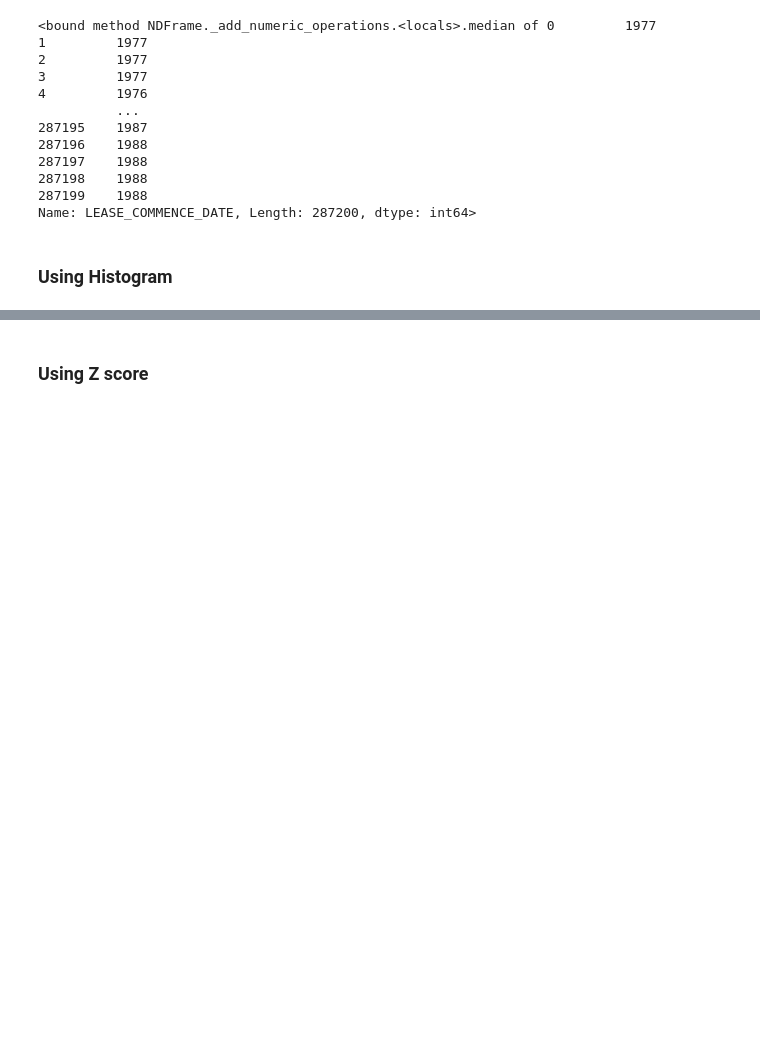
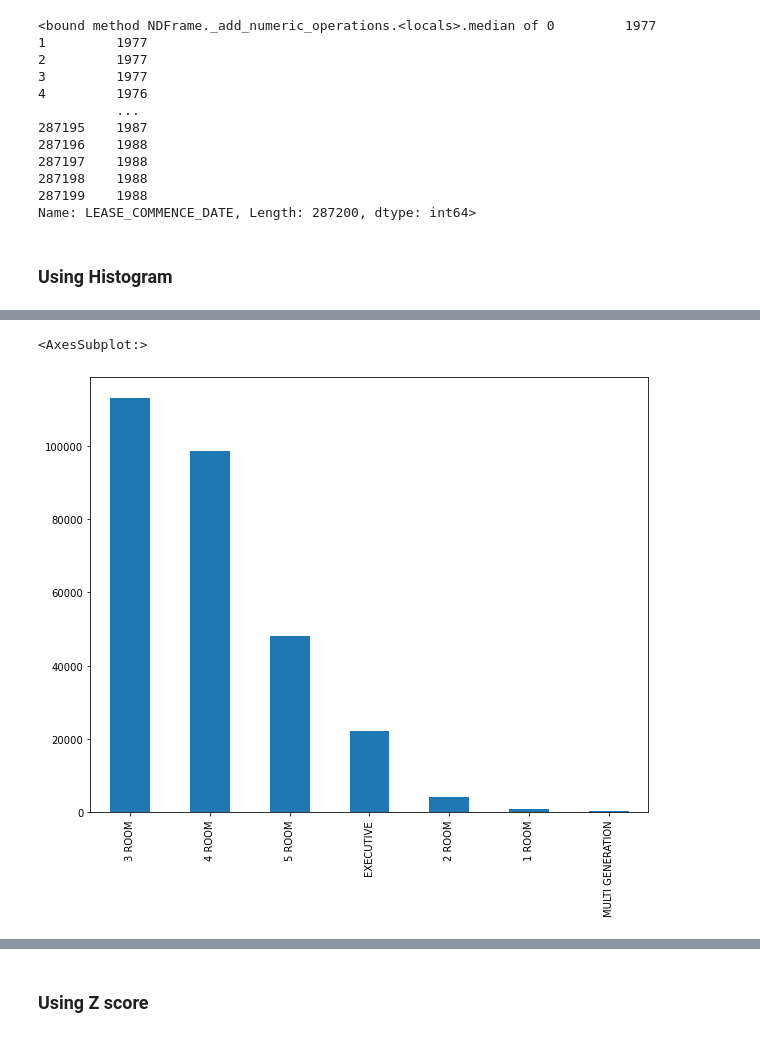
Before and after one commit to malavikasreekumar/Data-Cleaning, a Jupyter notebook: Data Cleaning.ipynb, the cells around one changed output, grey strips where cells are left out. Cells and saved outputs as stored; diff of their text form; code cells hidden in the pictures; blank space fills up the shorter version.

```diff
--- a/Data Cleaning.ipynb
+++ b/Data Cleaning.ipynb
@@ -98,0 +104,8 @@ plt.hist(df['LEASE_COMMENCE_DATE'].values)
+# %%
+df['FLAT_TYPE'].value_counts().plot.bar(figsize=(10,8))
+
+#flat_type_counts = flatPrice['flat_type'].value_counts()
+#flat_type_counts.plot.bar(title='FLat Type', figsize=(12,8))
+# %% [output]
+<AxesSubplot:>
+[figure, added]
```
Also changed, not shown: parts of 4 cells of this notebook.
